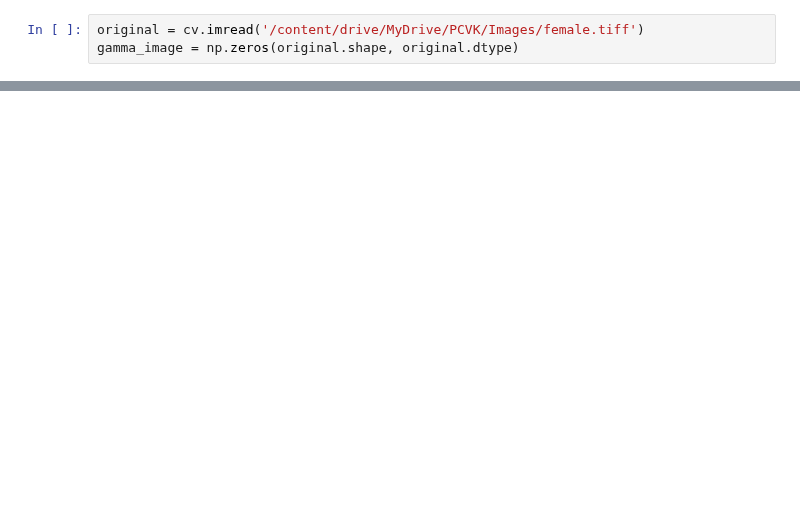
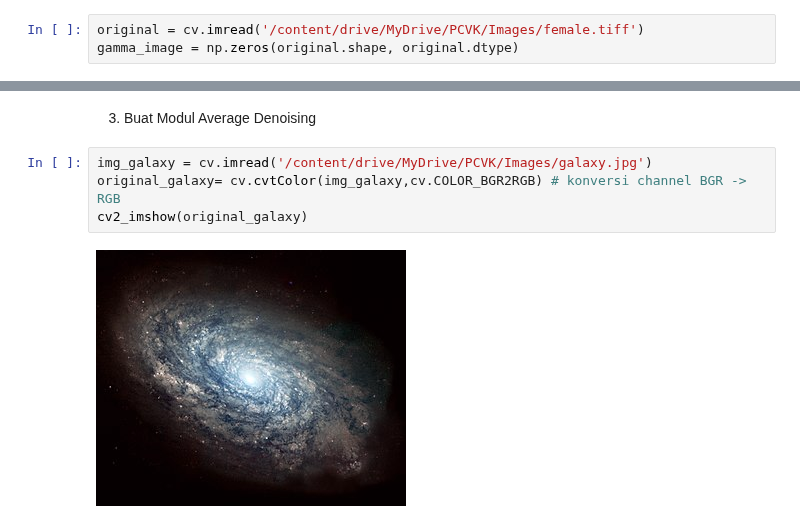
Before and after one commit to Amaliastf/PCVK_Ganjil_2023, a Jupyter notebook: week_05.ipynb, the cells around one changed output, grey strips where cells are left out. Drawn from its saved outputs; the diff is of its cells as text; blank space fills up the shorter version.

```diff
--- a/week_05.ipynb
+++ b/week_05.ipynb
@@ -41,0 +73,8 @@ Masukkan nilai Gamma: 3
+# %% [markdown]
+3. Buat Modul Average Denoising
+# %%
+img_galaxy = cv.imread('/content/drive/MyDrive/PCVK/Images/galaxy.jpg')
+original_galaxy= cv.cvtColor(img_galaxy,cv.COLOR_BGR2RGB) # konversi channel BGR -> RGB
+cv2_imshow(original_galaxy)
+# %% [output]
+[figure, added]
```
Also changed, not shown: parts of 17 cells of this notebook.
